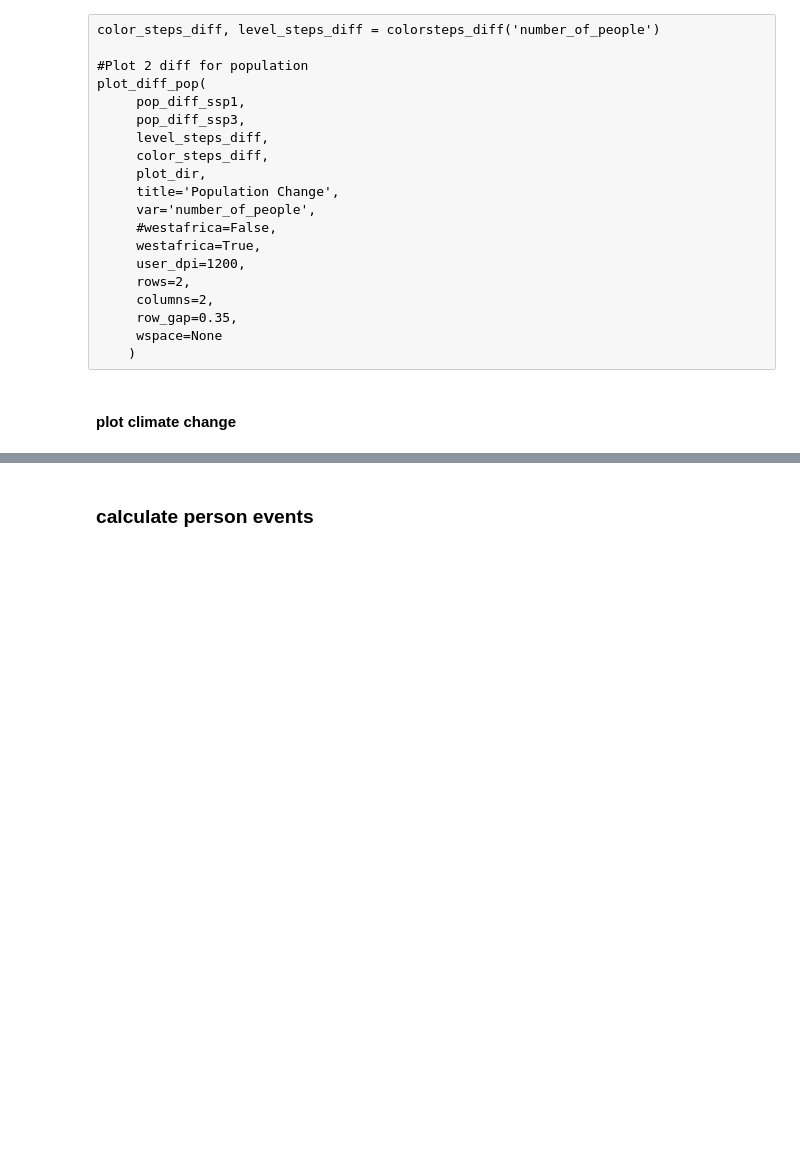
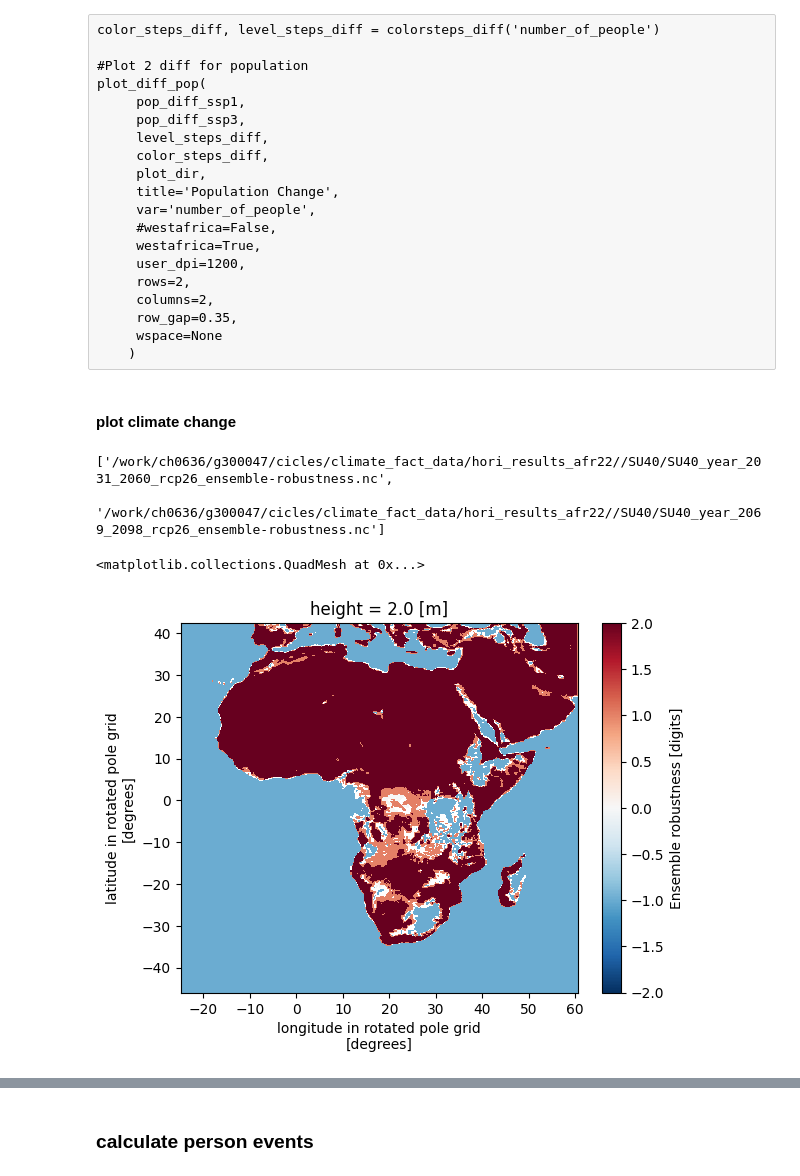
Before and after one commit to KatharinaBuelow/factsheet_africa, a Jupyter notebook: Notebooks/HORIZONTAL/horiplot-exposure-diff-robust.ipynb, the cells around one changed output, grey strips where cells are left out. Drawn from its saved outputs; the diff is of its cells as text; code cells hidden in the pictures; blank space fills up the shorter version.

```diff
--- a/Notebooks/HORIZONTAL/horiplot-exposure-diff-robust.ipynb
+++ b/Notebooks/HORIZONTAL/horiplot-exposure-diff-robust.ipynb
@@ -216,6 +233,18 @@ plot_diff_pop(
     )
 # %% [markdown]
 #### plot climate change
+# %%
+robust_rcp26
+# %% [output]
+['/work/ch0636/g300047/cicles/climate_fact_data/hori_results_afr22//SU40/SU40_year_2031_2060_rcp26_ensemble-robustness.nc',
+ '/work/ch0636/g300047/cicles/climate_fact_data/hori_results_afr22//SU40/SU40_year_2069_2098_rcp26_ensemble-robustness.nc']
+# %%
+robust_rcp85[0]
+df_tmp = xr.open_dataset(robust_rcp85[0])
+df_tmp[var].plot()
+# %% [output]
+<matplotlib.collections.QuadMesh at 0x...>
+[figure, added]
 # %%
 # get colors and levels for plotting
 print('Selected colors, levels for plotting ', var)
```
Also changed, not shown: parts of 12 cells of this notebook, 4 other files.
